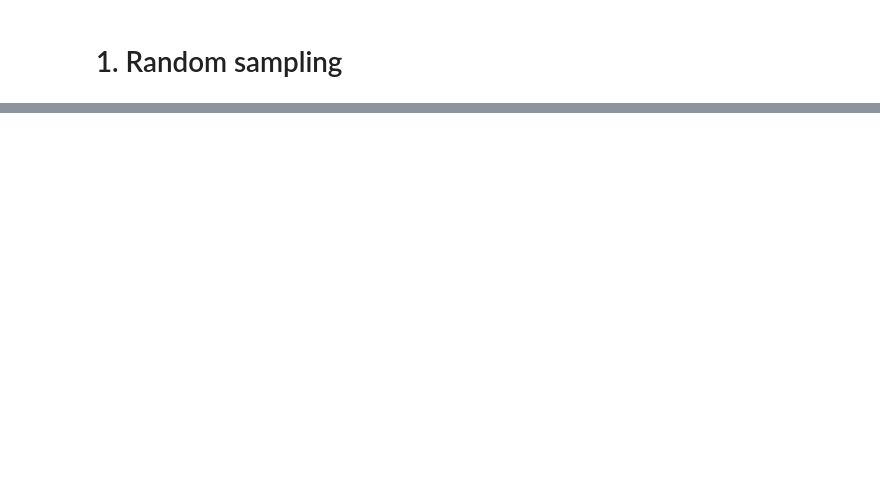
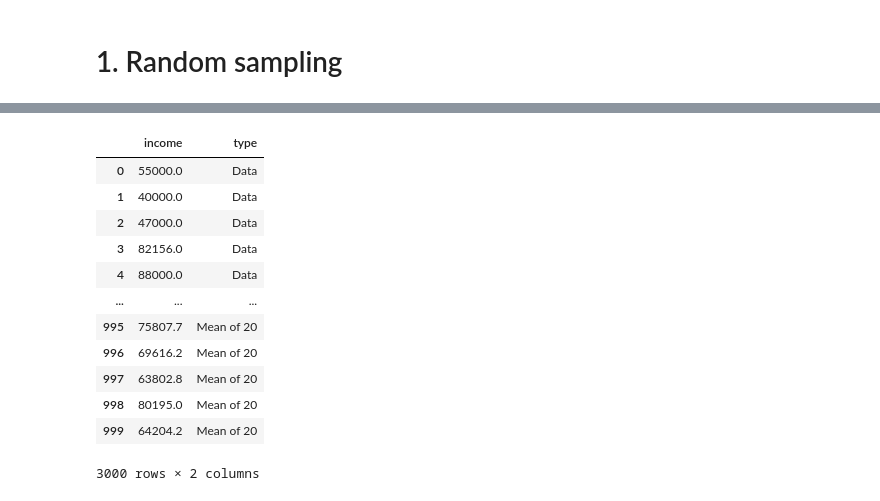
Before and after one commit to BinhHong/Data-Science-Weg, a Jupyter notebook: Statistics/random sampling and distribution.ipynb, the cells around one changed output, grey strips where cells are left out. Saved outputs shown, nothing was run; the diff lists cells and outputs as text; code cells hidden in the pictures; blank space fills up the shorter version.

```diff
--- a/Statistics/random sampling and distribution.ipynb
+++ b/Statistics/random sampling and distribution.ipynb
@@ -31,0 +114,16 @@ ValueError: If using all scalar values, you must pass an index
+# %%
+results
+# %% [output]
+|  | income | type |
+| 0 | 55000.0 | Data |
+| 1 | 40000.0 | Data |
+| 2 | 47000.0 | Data |
+| 3 | 82156.0 | Data |
+| 4 | 88000.0 | Data |
+| ... | ... | ... |
+| 995 | 75807.7 | Mean of 20 |
+| 996 | 69616.2 | Mean of 20 |
+| 997 | 63802.8 | Mean of 20 |
+| 998 | 80195.0 | Mean of 20 |
+| 999 | 64204.2 | Mean of 20 |
+3000 rows × 2 columns
```
Also changed, not shown: parts of 14 cells of this notebook.
